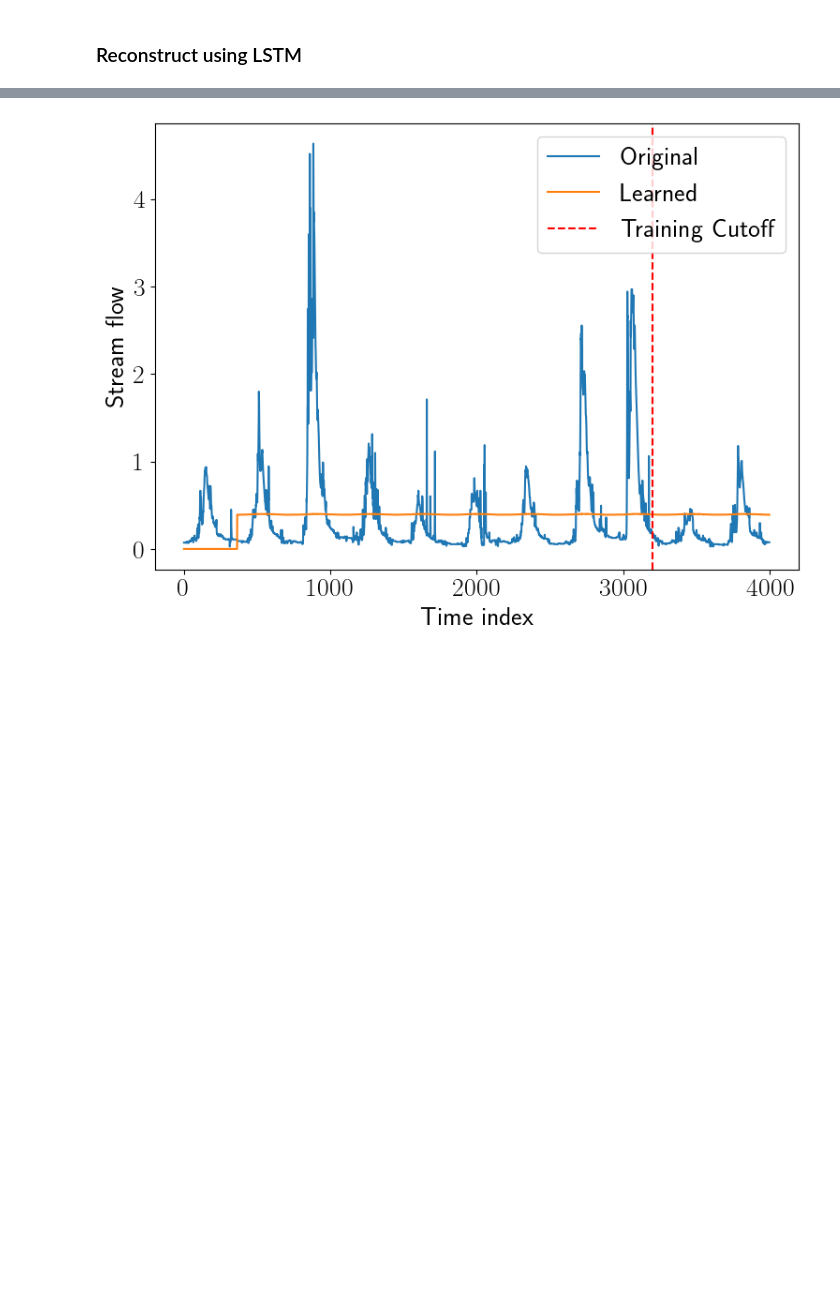
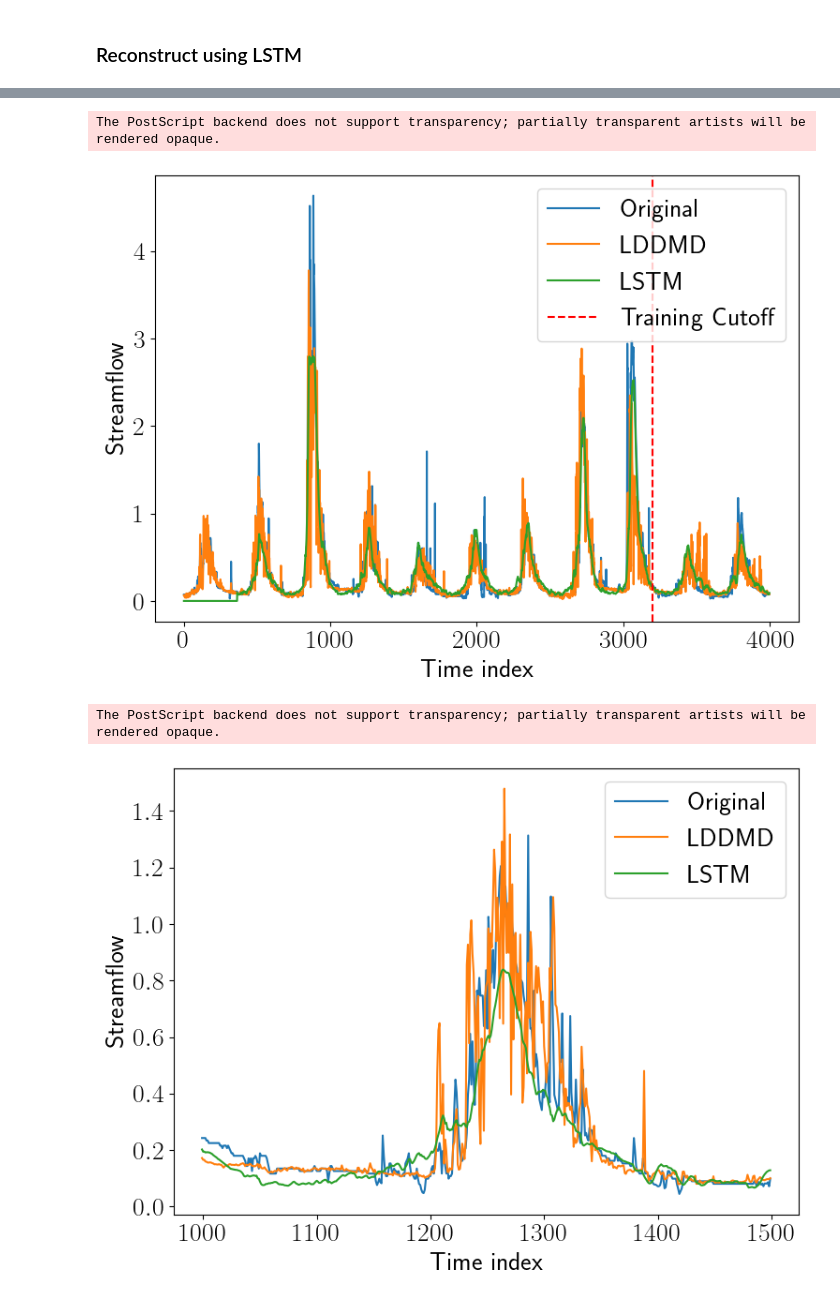
Before and after one commit to wdiepeveen/Latent-Diffeomorphic-Dynamic-Mode-Decomposition, a Jupyter notebook: basin_lddmd.ipynb, the cells around one changed output, grey strips where cells are left out. Cells and saved outputs as stored; diff of their text form; code cells hidden in the pictures; blank space fills up the shorter version.

```diff
--- a/basin_lddmd.ipynb
+++ b/basin_lddmd.ipynb
@@ -539,0 +478,2 @@ with torch.no_grad():
+# %%
+model = get_model(config).to(config.device)
@@ -540,13 +537,49 @@ with torch.no_grad():
+# %%
+def evaluate_model(model, loader):
+    model.eval()
+    all_preds = []
+
+    with torch.no_grad():
+        for batch in loader:
+
+            output = model(batch)
+            y_pred = output['y_hat'].cpu()
+
+            all_preds.append(y_pred[:,-1])
+
+    preds = torch.cat(all_preds).squeeze()
+    return preds
+
+# For test set (final evaluation)
+v_lstm = torch.zeros_like(v)
+v_lstm[config.seq_length-1:] = evaluate_model(model, test_loader)
 # %%
 # Plot learned signal
 plt.figure(figsize=figsize)
 plt.plot(i, v, label='Original')
-plt.plot(i, v_net, label='Learned')
+plt.plot(i, v_net, label='LDDMD')
+plt.plot(i, v_lstm, label='LSTM')
 plt.axvline(x=i_train[-1], color='r', linestyle='--', label='Training Cutoff')
 plt.legend(loc='upper right')
 plt.xlabel("Time index")
-plt.ylabel("Stream flow")
+plt.ylabel("Streamflow")
 plt.tight_layout()
+plt.savefig(os.path.join(results_folder, "v_reconstruction_comparison.eps"))
 plt.show()
+
+# Plot learned signal
+plt.figure(figsize=figsize)
+plt.plot(i[999:1500], v[999:1500], label='Original')
+plt.plot(i[999:1500], v_net[999:1500], label='LDDMD')
+plt.plot(i[999:1500], v_lstm[999:1500], label='LSTM')
+plt.legend(loc='upper right')
+plt.xlabel("Time index")
+plt.ylabel("Streamflow")
+plt.tight_layout()
+plt.savefig(os.path.join(results_folder, "v_reconstruction_comparison_zoom.eps"))
+plt.show()
 # %% [output]
+The PostScript backend does not support transparency; partially transparent artists will be rendered opaque.
-[figure, old version]
+[figure, new version]
+The PostScript backend does not support transparency; partially transparent artists will be rendered opaque.
+[figure, added]
```
Also changed, not shown: parts of 13 cells of this notebook, 26 other files.
